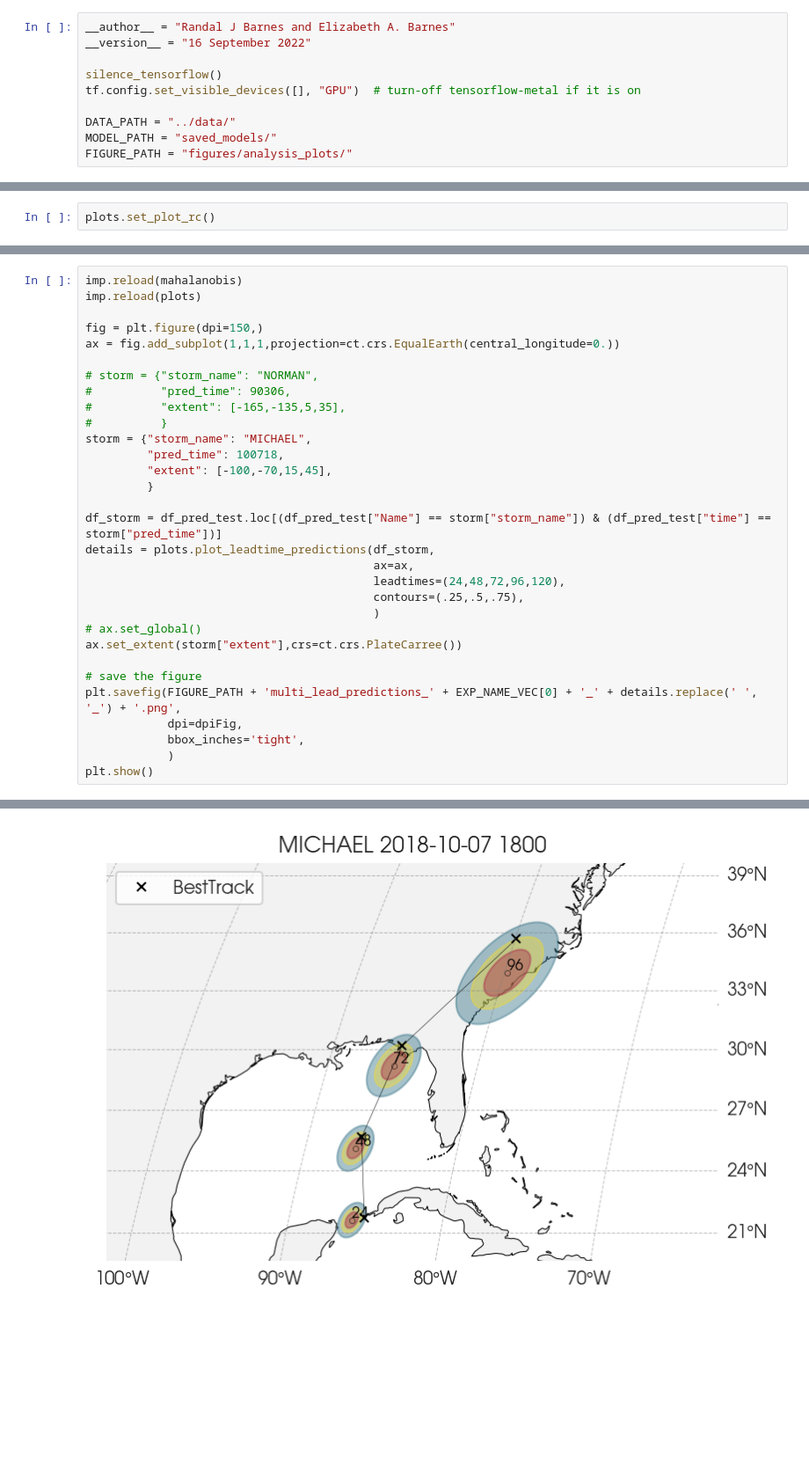
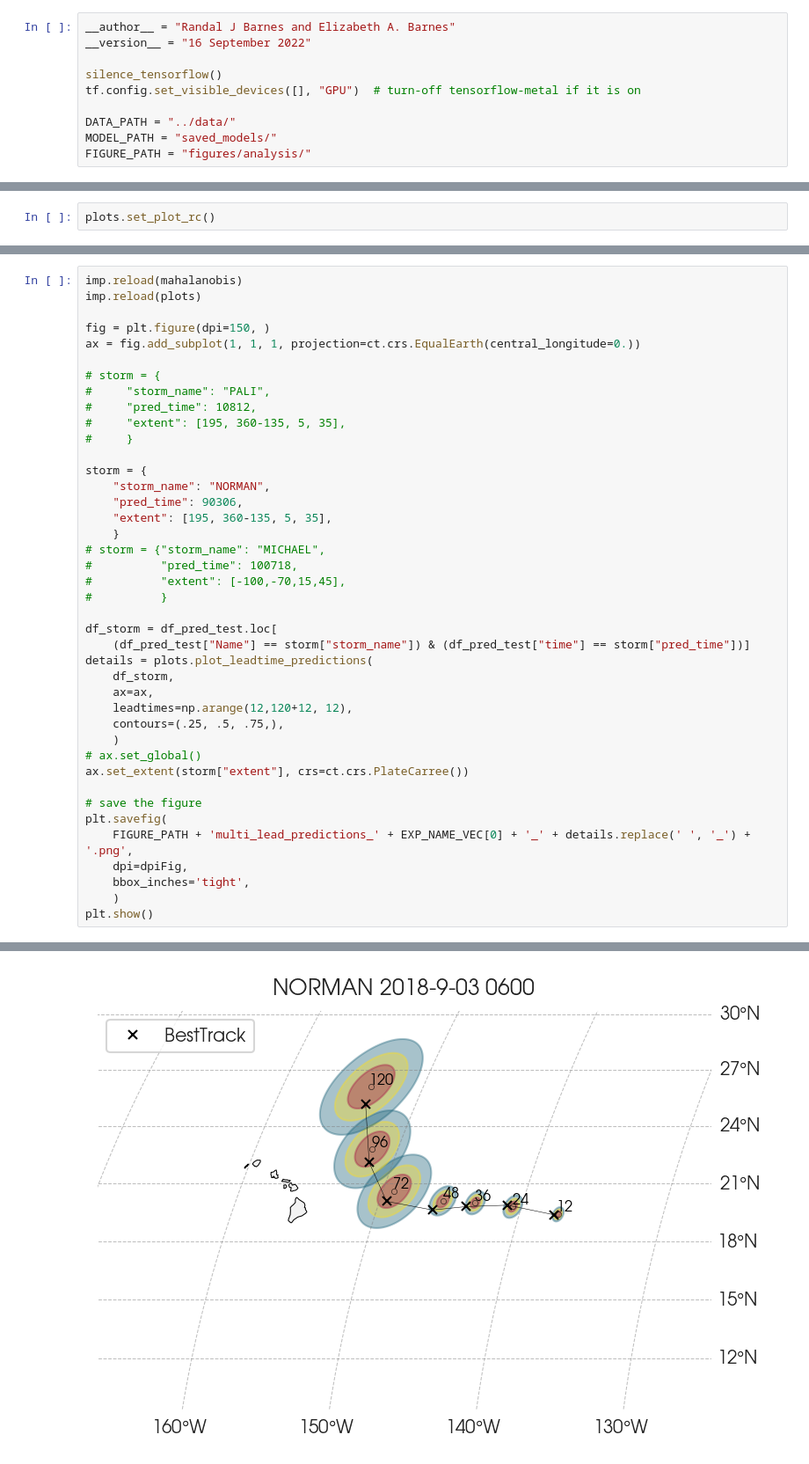
Before and after one commit to mafern/tcane_track, a Jupyter notebook: bivariate_normal/_plot_multilead_predictions.ipynb, the cells around one changed output, grey strips where cells are left out. Shown at 88% size. Drawn from its saved outputs; the diff is of its cells as text; blank space fills up the shorter version.

```diff
--- a/bivariate_normal/_plot_multilead_predictions.ipynb
+++ b/bivariate_normal/_plot_multilead_predictions.ipynb
@@ -39,7 +40,7 @@ tf.config.set_visible_devices([], "GPU")  # turn-off tensorflow-metal if it is o
 
 DATA_PATH = "../data/"
 MODEL_PATH = "saved_models/"
-FIGURE_PATH = "figures/analysis_plots/"
+FIGURE_PATH = "figures/analysis/"
 # %%
 mpl.rcParams["figure.facecolor"] = "white"
 dpiFig = 300.0
@@ -145,31 +177,41 @@ plots.set_plot_rc()
 imp.reload(mahalanobis)
 imp.reload(plots)
 
-fig = plt.figure(dpi=150,)
-ax = fig.add_subplot(1,1,1,projection=ct.crs.EqualEarth(central_longitude=0.))
+fig = plt.figure(dpi=150, )
+ax = fig.add_subplot(1, 1, 1, projection=ct.crs.EqualEarth(central_longitude=0.))
 
-# storm = {"storm_name": "NORMAN",
-#          "pred_time": 90306,
-#          "extent": [-165,-135,5,35],
+# storm = {
+#     "storm_name": "PALI",
+#     "pred_time": 10812,
+#     "extent": [195, 360-135, 5, 35],
+#     }
+
+storm = {
+    "storm_name": "NORMAN",
+    "pred_time": 90306,
+    "extent": [195, 360-135, 5, 35],
+    }
+# storm = {"storm_name": "MICHAEL",
+#          "pred_time": 100718,
+#          "extent": [-100,-70,15,45],
 #          }
-storm = {"storm_name": "MICHAEL",
-         "pred_time": 100718,
-         "extent": [-100,-70,15,45],
-         }
 
-df_storm = df_pred_test.loc[(df_pred_test["Name"] == storm["storm_name"]) & (df_pred_test["time"] == storm["pred_time"])]
-details = plots.plot_leadtime_predictions(df_storm,
-                                          ax=ax,
-                                          leadtimes=(24,48,72,96,120),
-                                          contours=(.25,.5,.75),
-                                          )
+df_storm = df_pred_test.loc[
+    (df_pred_test["Name"] == storm["storm_name"]) & (df_pred_test["time"] == storm["pred_time"])]
+details = plots.plot_leadtime_predictions(
+    df_storm,
+    ax=ax,
+    leadtimes=np.arange(12,120+12, 12),
+    contours=(.25, .5, .75,),
+    )
 # ax.set_global()
-ax.set_extent(storm["extent"],crs=ct.crs.PlateCarree())
+ax.set_extent(storm["extent"], crs=ct.crs.PlateCarree())
 
 # save the figure
-plt.savefig(FIGURE_PATH + 'multi_lead_predictions_' + EXP_NAME_VEC[0] + '_' + details.replace(' ', '_') + '.png',
-            dpi=dpiFig,
-            bbox_inches='tight',
-            )
+plt.savefig(
+    FIGURE_PATH + 'multi_lead_predictions_' + EXP_NAME_VEC[0] + '_' + details.replace(' ', '_') + '.png',
+    dpi=dpiFig,
+    bbox_inches='tight',
+    )
 plt.show()
 # %% [output]
@@ -177,4 +221,4 @@ plt.show()
-[figure, old version]
+[figure, new version]
 # %%
 df_storm
 # %% [output]
```
Also changed, not shown: parts of 6 cells of this notebook, 15 other files.
